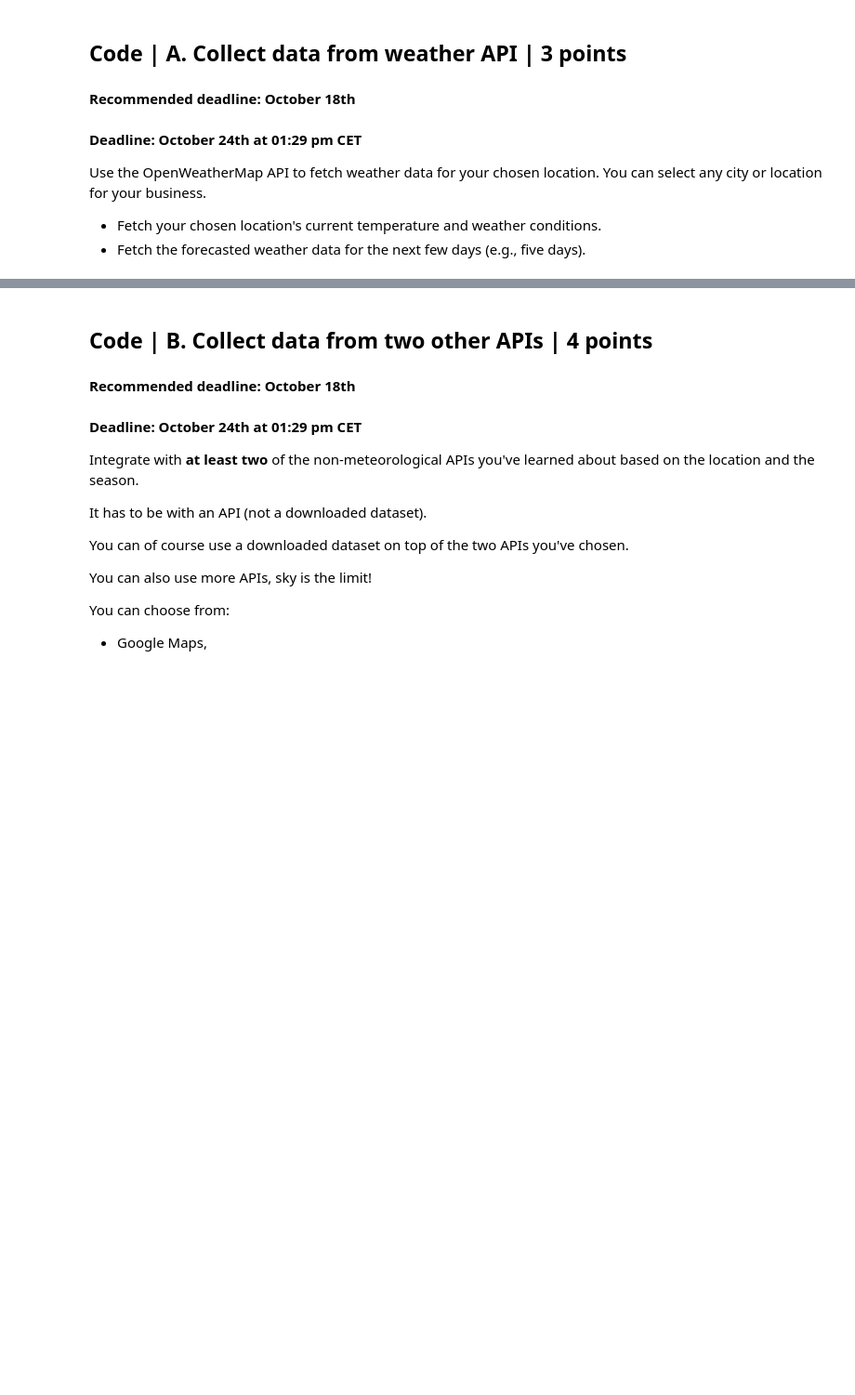
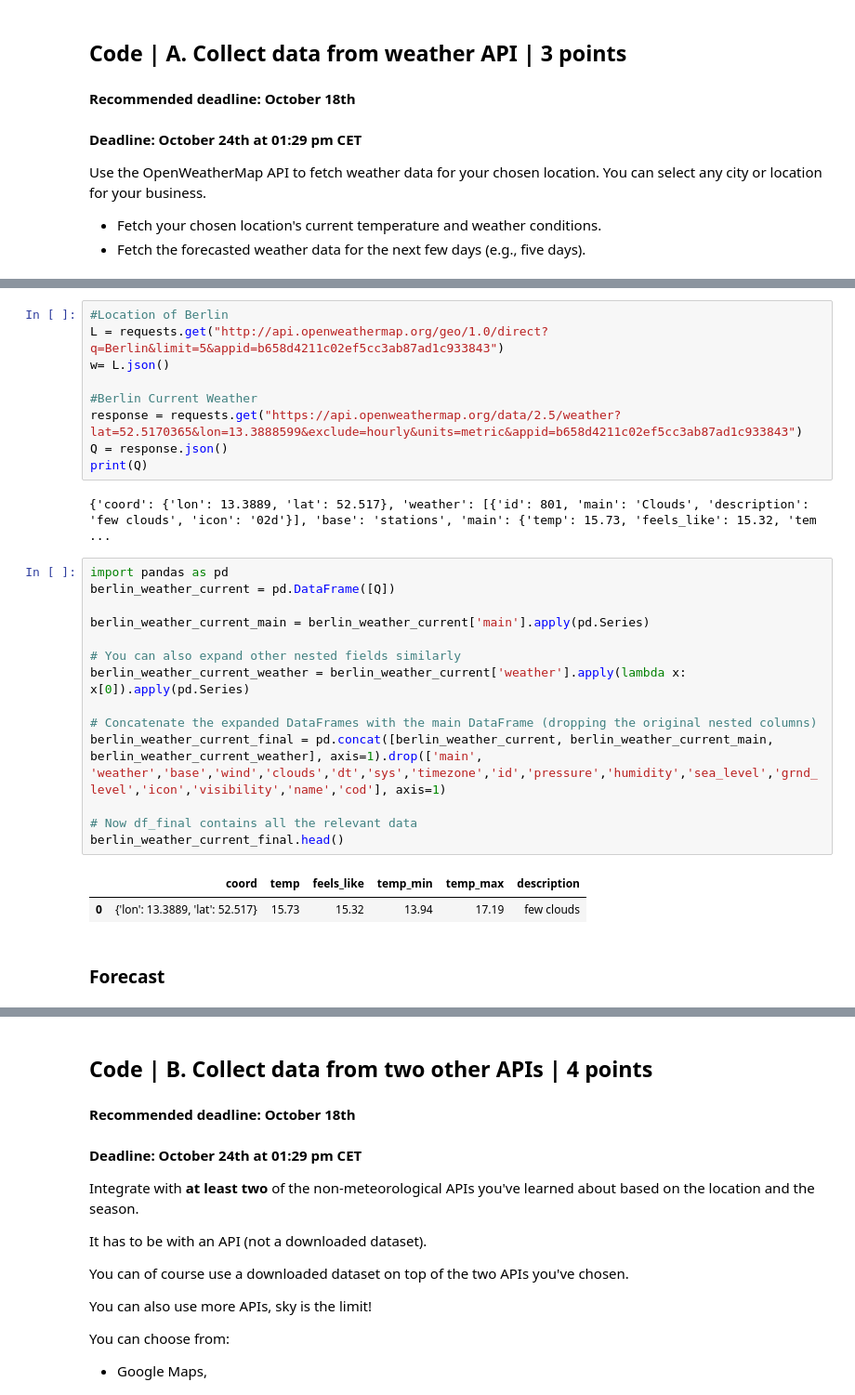
Before and after one commit to shadzic/ESMT_2024_DataScraping_Students, a Jupyter notebook: Group_Project.ipynb, the cells around one changed output, grey strips where cells are left out. Shown at 93% size. Drawn from its saved outputs; the diff is of its cells as text; blank space fills up the shorter version.

```diff
--- a/Group_Project.ipynb
+++ b/Group_Project.ipynb
@@ -74,0 +79,30 @@ Use the OpenWeatherMap API to fetch weather data for your chosen location. You c
+# %%
+#Location of Berlin
+L = requests.get("http://api.openweathermap.org/geo/1.0/direct?q=Berlin&limit=5&appid=b658d4211c02ef5cc3ab87ad1c933843")
+w= L.json()
+
+#Berlin Current Weather
+response = requests.get("https://api.openweathermap.org/data/2.5/weather?lat=52.5170365&lon=13.3888599&exclude=hourly&units=metric&appid=b658d4211c02ef5cc3ab87ad1c933843")
+Q = response.json()
+print(Q)
+# %% [output]
+{'coord': {'lon': 13.3889, 'lat': 52.517}, 'weather': [{'id': 801, 'main': 'Clouds', 'description': 'few clouds', 'icon': '02d'}], 'base': 'stations', 'main': {'temp': 15.73, 'feels_like': 15.32, 'tem ...
+# %%
+import pandas as pd
+berlin_weather_current = pd.DataFrame([Q])
+
+berlin_weather_current_main = berlin_weather_current['main'].apply(pd.Series)
+
+# You can also expand other nested fields similarly
+berlin_weather_current_weather = berlin_weather_current['weather'].apply(lambda x: x[0]).apply(pd.Series)
+
+# Concatenate the expanded DataFrames with the main DataFrame (dropping the original nested columns)
+berlin_weather_current_final = pd.concat([berlin_weather_current, berlin_weather_current_main, berlin_weather_current_weather], axis=1).drop(['main', 'weather','base','wind','clouds','dt','sys','timezone','id','pressure','humidity','sea_level','grnd_level','icon','visibility','name','cod'], axis=1)
+
+# Now df_final contains all the relevant data
+berlin_weather_current_final.head()
+# %% [output]
+|  | coord | temp | feels_like | temp_min | temp_max | description |
+| 0 | {'lon': 13.3889, 'lat': 52.517} | 15.73 | 15.32 | 13.94 | 17.19 | few clouds |
+# %% [markdown]
+### Forecast
```
Also changed, not shown: parts of 22 cells of this notebook.
